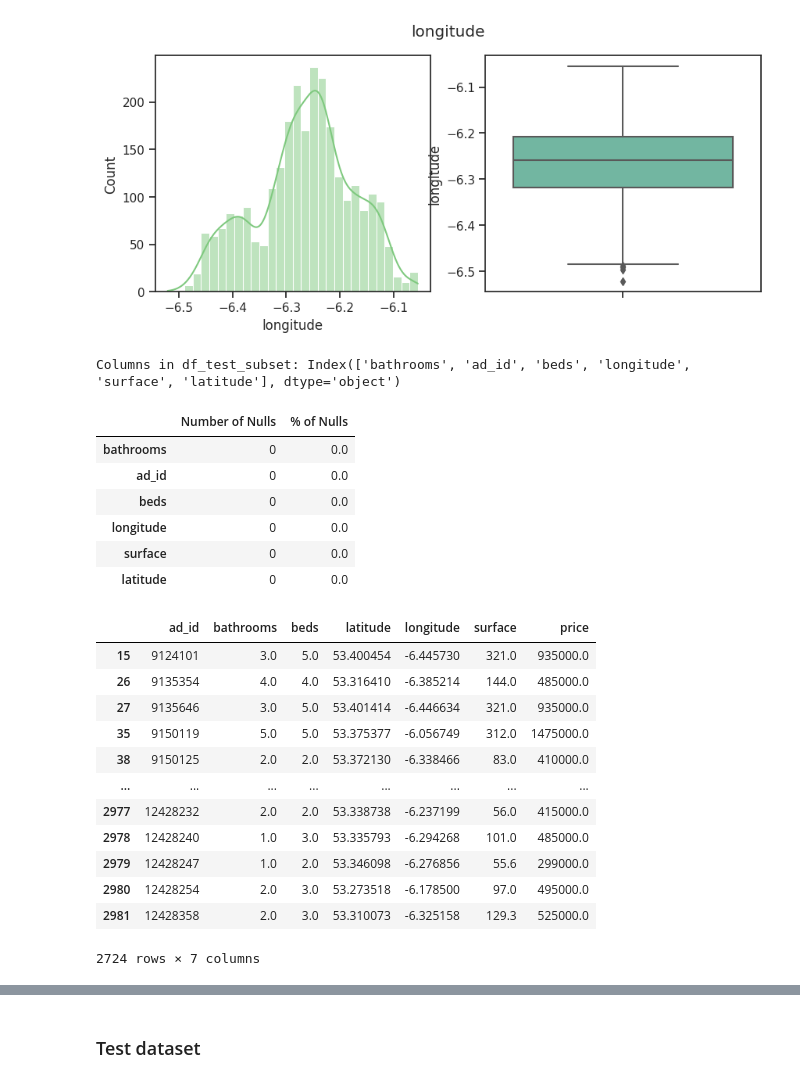
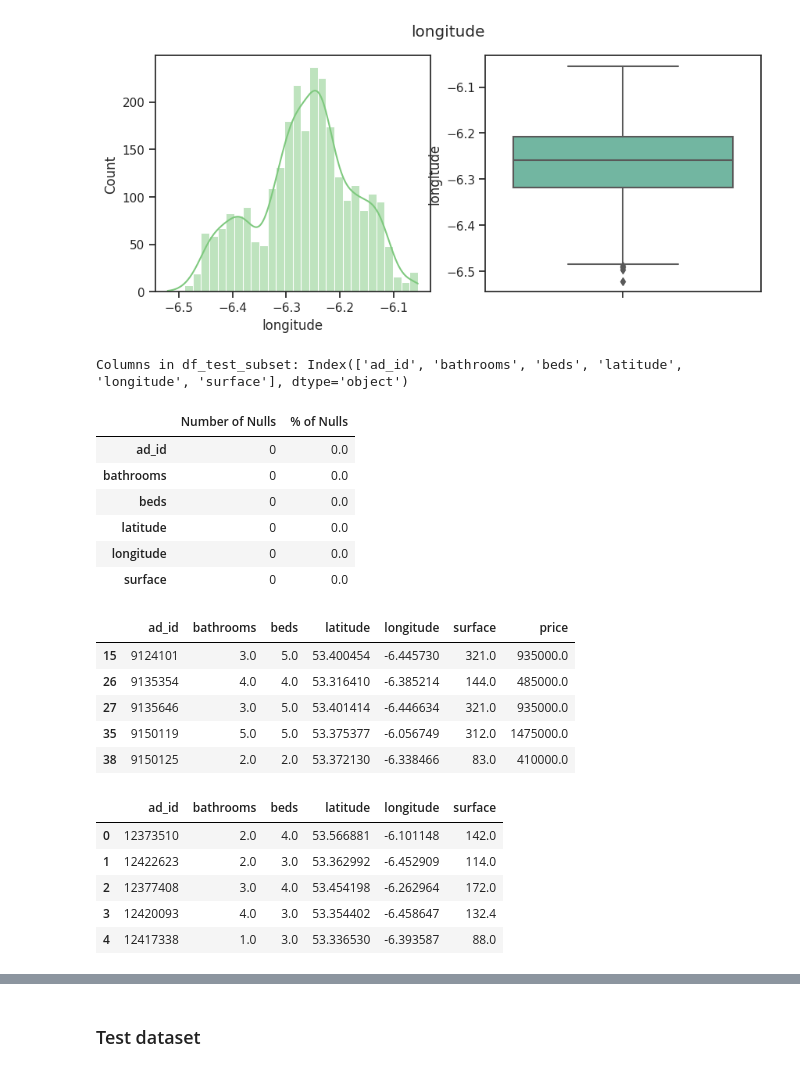
Before and after one commit to comaraDOTcom/ml-applications, a Jupyter notebook: Etivity2/ET5003_Etivity2_CONOROMARA_20151845.ipynb, the cells around one changed output, grey strips where cells are left out. Saved outputs shown, nothing was run; the diff lists cells and outputs as text; code cells hidden in the pictures.

```diff
--- a/Etivity2/ET5003_Etivity2_CONOROMARA_20151845.ipynb
+++ b/Etivity2/ET5003_Etivity2_CONOROMARA_20151845.ipynb
@@ -220,34 +208,36 @@ plot_distribtion(df_train_subset, 'longitude')
 [figure]
 # %%
 # no null data in the training data. Looks good to plot with.
-df_test_subset = df_test[set(features).intersection(df_test.columns)]
+df_test_subset = df_test[features]
 print(f'Columns in df_test_subset: {df_test_subset.columns}')
 show_nulls(df_test_subset)
 # %% [output]
-Columns in df_test_subset: Index(['bathrooms', 'ad_id', 'beds', 'longitude', 'surface', 'latitude'], dtype='object')
+Columns in df_test_subset: Index(['ad_id', 'bathrooms', 'beds', 'latitude', 'longitude', 'surface'], dtype='object')
 |  | Number of Nulls | % of Nulls |
+| ad_id | 0 | 0.0 |
 | bathrooms | 0 | 0.0 |
-| ad_id | 0 | 0.0 |
 | beds | 0 | 0.0 |
+| latitude | 0 | 0.0 |
 | longitude | 0 | 0.0 |
 | surface | 0 | 0.0 |
-| latitude | 0 | 0.0 |
 # %%
-df_train_subset
+df_train_subset.head()
 # %% [output]
 |  | ad_id | bathrooms | beds | latitude | longitude | surface | price |
 | 15 | 9124101 | 3.0 | 5.0 | 53.400454 | -6.445730 | 321.0 | 935000.0 |
 | 26 | 9135354 | 4.0 | 4.0 | 53.316410 | -6.385214 | 144.0 | 485000.0 |
 | 27 | 9135646 | 3.0 | 5.0 | 53.401414 | -6.446634 | 321.0 | 935000.0 |
 | 35 | 9150119 | 5.0 | 5.0 | 53.375377 | -6.056749 | 312.0 | 1475000.0 |
 | 38 | 9150125 | 2.0 | 2.0 | 53.372130 | -6.338466 | 83.0 | 410000.0 |
-| ... | ... | ... | ... | ... | ... | ... | ... |
-| 2977 | 12428232 | 2.0 | 2.0 | 53.338738 | -6.237199 | 56.0 | 415000.0 |
-| 2978 | 12428240 | 1.0 | 3.0 | 53.335793 | -6.294268 | 101.0 | 485000.0 |
-| 2979 | 12428247 | 1.0 | 2.0 | 53.346098 | -6.276856 | 55.6 | 299000.0 |
-| 2980 | 12428254 | 2.0 | 3.0 | 53.273518 | -6.178500 | 97.0 | 495000.0 |
-| 2981 | 12428358 | 2.0 | 3.0 | 53.310073 | -6.325158 | 129.3 | 525000.0 |
-2724 rows × 7 columns
+# %%
+df_test_subset.head()
+# %% [output]
+|  | ad_id | bathrooms | beds | latitude | longitude | surface |
+| 0 | 12373510 | 2.0 | 4.0 | 53.566881 | -6.101148 | 142.0 |
+| 1 | 12422623 | 2.0 | 3.0 | 53.362992 | -6.452909 | 114.0 |
+| 2 | 12377408 | 3.0 | 4.0 | 53.454198 | -6.262964 | 172.0 |
+| 3 | 12420093 | 4.0 | 3.0 | 53.354402 | -6.458647 | 132.4 |
+| 4 | 12417338 | 1.0 | 3.0 | 53.336530 | -6.393587 | 88.0 |
 # %%
 Xs_train = df_train_subset.iloc[:,1:-1].values
 # train set, output column, cost
```
Also changed, not shown: parts of 8 cells of this notebook.
